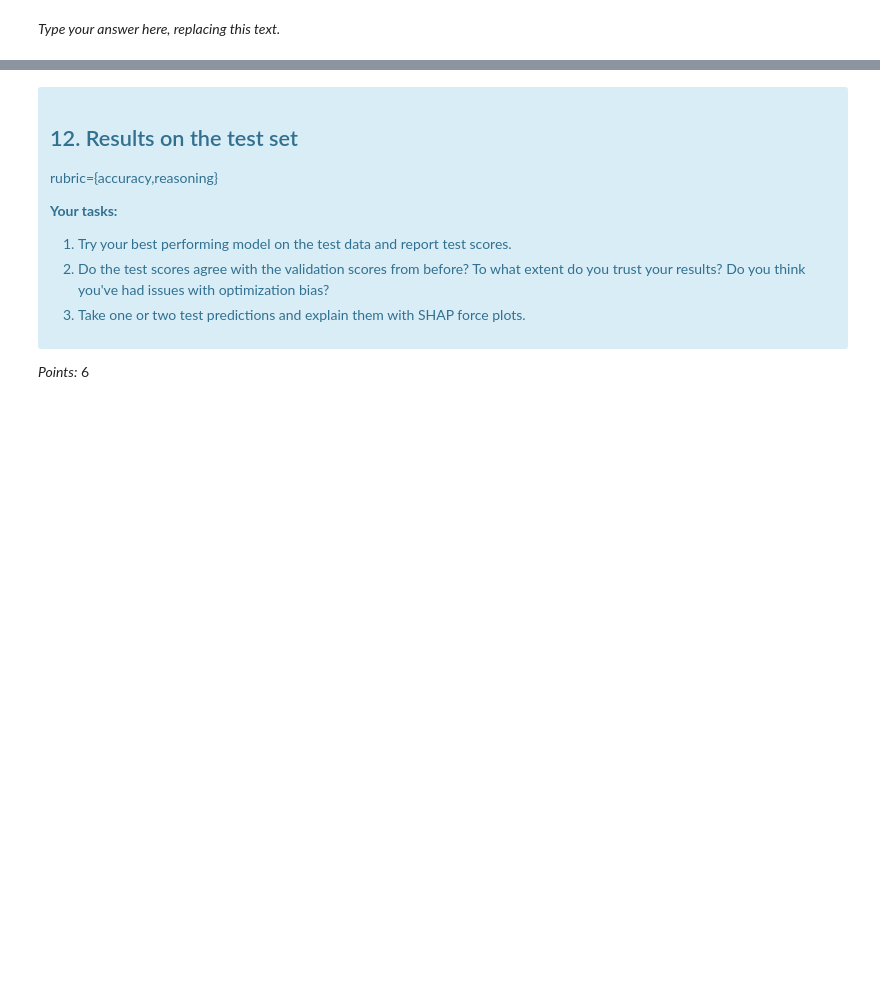
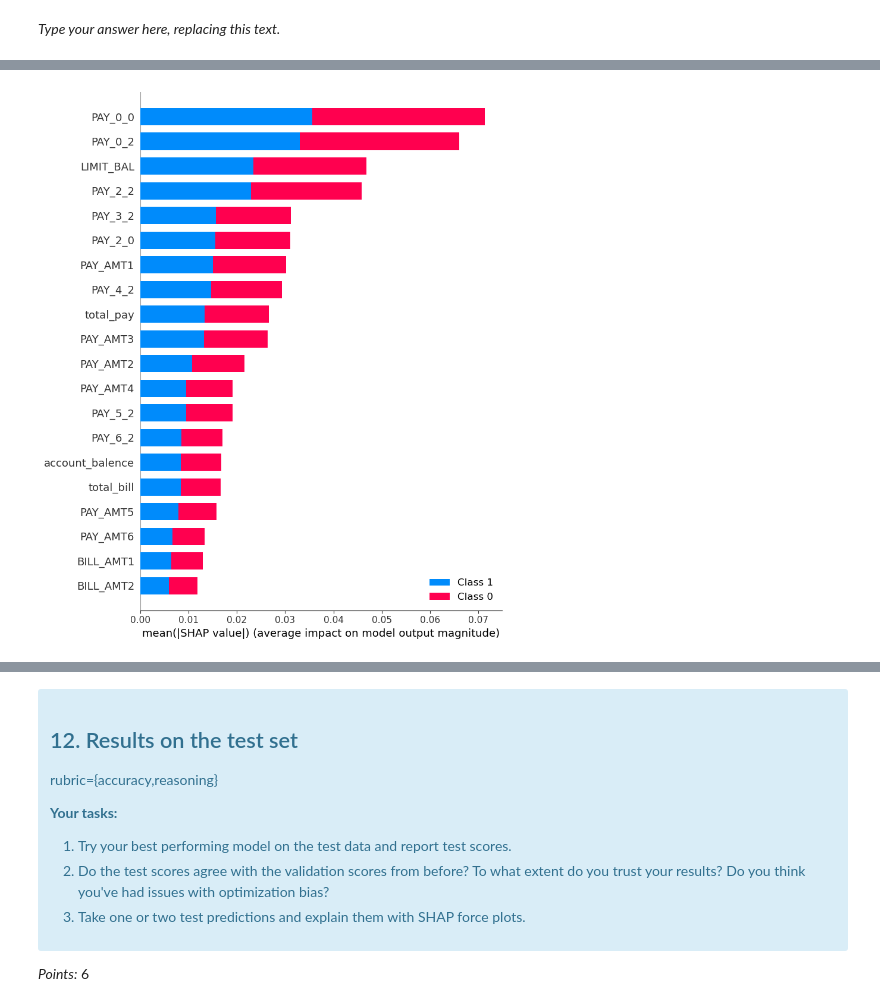
Before and after one commit to joeywwwu/573-lab4, a Jupyter notebook: lab4.ipynb, the cells around one changed output, grey strips where cells are left out. Cells and saved outputs as stored; diff of their text form; code cells hidden in the pictures; blank space fills up the shorter version.

Commit message:
added model tuning and eval

```diff
--- a/lab4.ipynb
+++ b/lab4.ipynb
@@ -703,0 +753,11 @@ _Type your answer here, replacing this text._
+# %%
+best_rf_model = random_search_rf.best_estimator_
+# %%
+X_test_transformed = best_rf_model.named_steps['columntransformer'].transform(X_test)
+explainer = shap.TreeExplainer(best_rf_model.named_steps['randomforestclassifier'])
+# %%
+shap_values = explainer.shap_values(X_test_transformed)
+# %%
+best_rf_preprocessor = best_rf_model.named_steps['columntransformer']
+feature_names = list(best_rf_preprocessor.named_transformers_['standardscaler'].get_feature_names_out()) + \
+list(best_rf_preprocessor.named_transformers_['onehotencoder'].get_feature_names_out())
@@ -703,0 +770,4 @@ _Type your answer here, replacing this text._
+# %%
+shap.summary_plot(shap_values, X_test_transformed, feature_names=feature_names)
+# %% [output]
+[figure, added]
```
Also changed, not shown: parts of 46 cells of this notebook, 1 other file.
